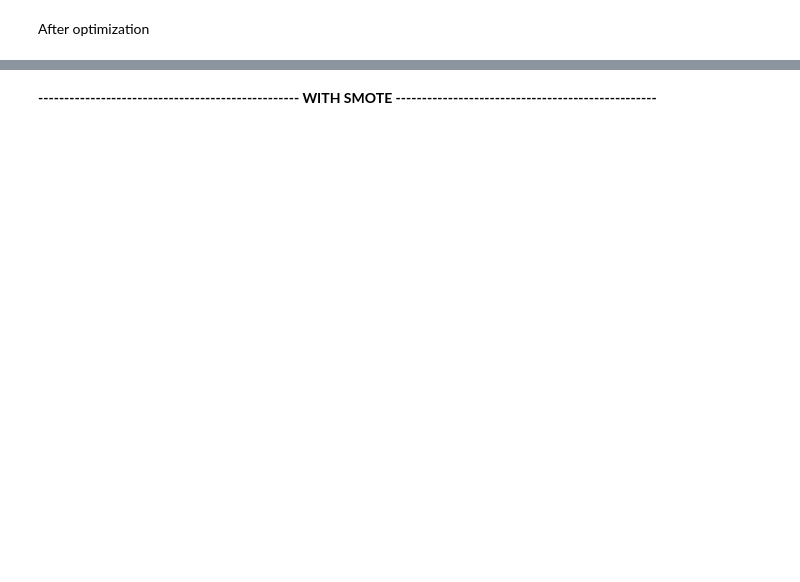
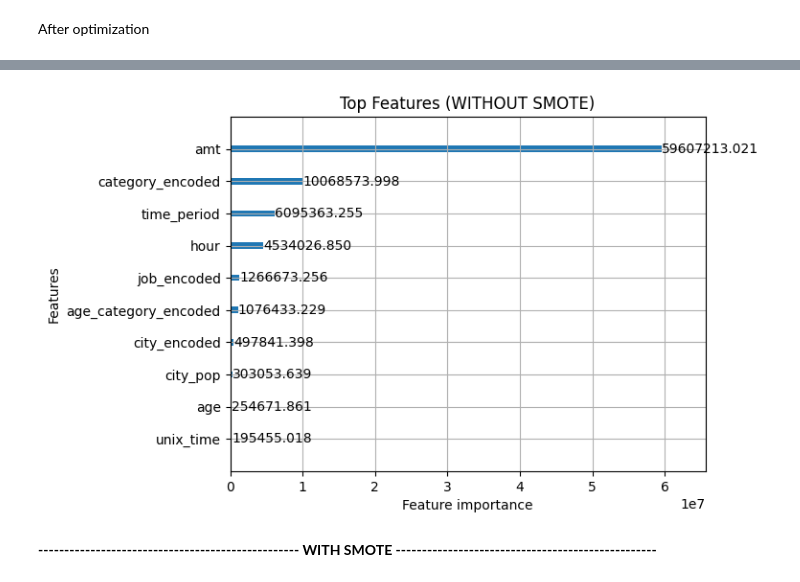
Before and after one commit to Bobibou/Machine-Learnig-for-Cybersecurity---Credit-Card-Fraud-Detection-, a Jupyter notebook: notebooks/LigthGBM.ipynb, the cells around one changed output, grey strips where cells are left out. Drawn from its saved outputs; the diff is of its cells as text; code cells hidden in the pictures; blank space fills up the shorter version.

```diff
--- a/notebooks/LigthGBM.ipynb
+++ b/notebooks/LigthGBM.ipynb
@@ -300,7 +347,9 @@ plt.show()
 # %%
 lgb.plot_importance(lgbm_base_new, max_num_features=10, importance_type='gain')
-plt.title('Top Features (Gain)')
+plt.title('Top Features (WITHOUT SMOTE)')
 plt.show()
+# %% [output]
+[figure, added]
 # %% [markdown]
 **-------------------------------------------------- WITH SMOTE --------------------------------------------------**
 # %%
```
Also changed, not shown: parts of 10 cells of this notebook, 5 other files.
